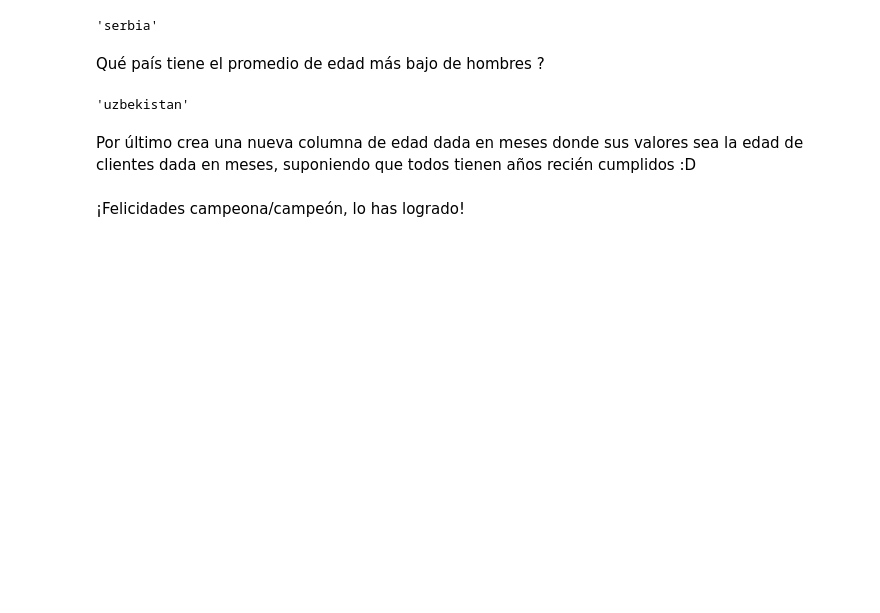
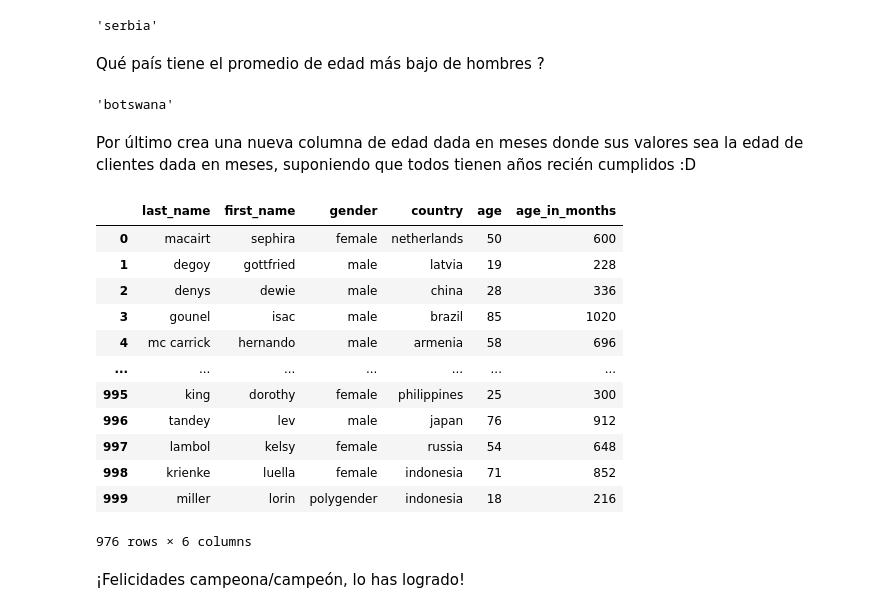
Before and after one commit to Magic-Mario/SUP-05-Pandas, a Jupyter notebook: main.ipynb, the cells around one changed output. Drawn from its saved outputs; the diff is of its cells as text; code cells hidden in the pictures; blank space fills up the shorter version.

Commit message:
Tabla con edades en meses: Done

```diff
--- a/main.ipynb
+++ b/main.ipynb
@@ -281,11 +280,29 @@ Qué país tiene el promedio de edad más bajo de hombres ?
 # %%
 grupo_hombres_per_pais = men_group.groupby('country')
 promedio_edades_hombres= grupo_hombres_per_pais['age'].mean().sort_values()
-promedio_edades_hombres.index[-1]
+promedio_edades_hombres.index[0]
 # %% [output]
-'uzbekistan'
+'botswana'
 # %% [markdown]
 Por último crea una nueva columna de edad dada en meses donde sus valores sea la edad de clientes dada en meses, suponiendo que todos tienen años recién cumplidos :D
+# %%
+data['age_in_months'] = data['age'].to_numpy() * 12
+#data.drop('id', axis=1, inplace=True)
+data
+# %% [output]
+|  | last_name | first_name | gender | country | age | age_in_months |
+| 0 | macairt | sephira | female | netherlands | 50 | 600 |
+| 1 | degoy | gottfried | male | latvia | 19 | 228 |
+| 2 | denys | dewie | male | china | 28 | 336 |
+| 3 | gounel | isac | male | brazil | 85 | 1020 |
+| 4 | mc carrick | hernando | male | armenia | 58 | 696 |
+| ... | ... | ... | ... | ... | ... | ... |
+| 995 | king | dorothy | female | philippines | 25 | 300 |
+| 996 | tandey | lev | male | japan | 76 | 912 |
+| 997 | lambol | kelsy | female | russia | 54 | 648 |
+| 998 | krienke | luella | female | indonesia | 71 | 852 |
+| 999 | miller | lorin | polygender | indonesia | 18 | 216 |
+976 rows × 6 columns
 # %% [markdown]
 ¡Felicidades campeona/campeón, lo has logrado!
 # %% [markdown]
```
Also changed, not shown: parts of 6 cells of this notebook.
